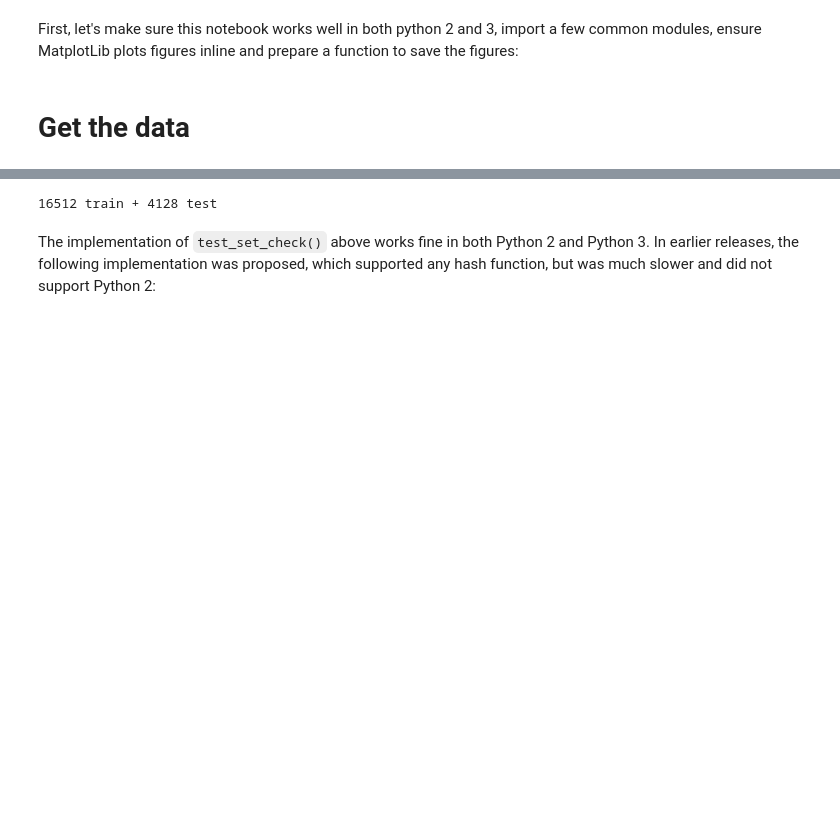
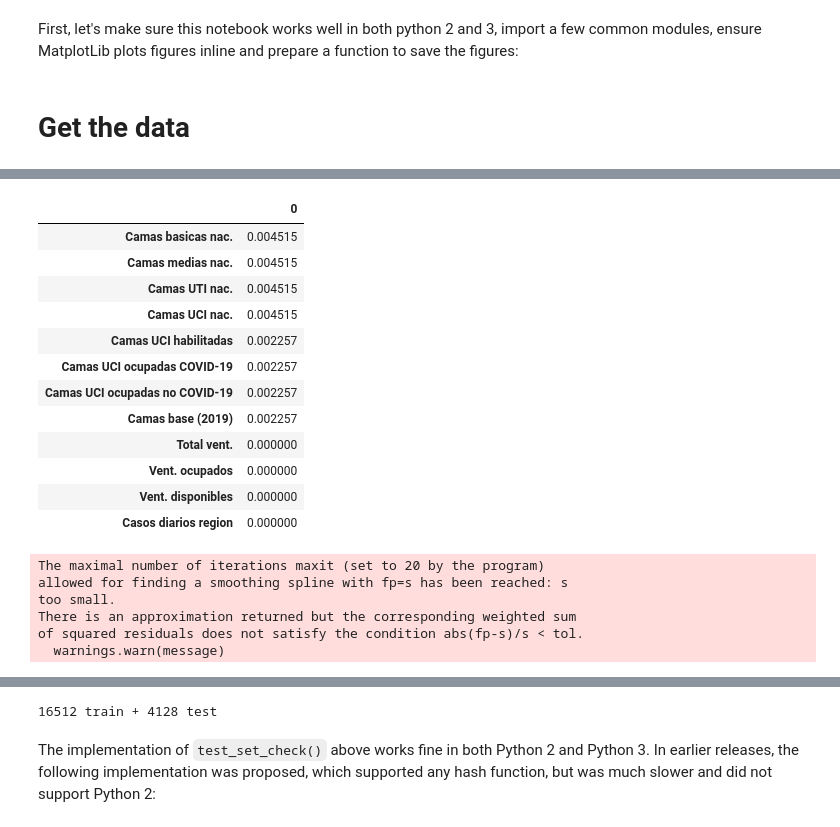
Before and after one commit to ncarf/prediction-uci, a Jupyter notebook: Prediction_UCI.ipynb, the cells around one changed output, grey strips where cells are left out. Saved outputs shown, nothing was run; the diff lists cells and outputs as text; code cells hidden in the pictures; blank space fills up the shorter version.

Commit message:
interpolacion

```diff
--- a/Prediction_UCI.ipynb
+++ b/Prediction_UCI.ipynb
@@ -200,0 +215,71 @@ etc...
+# %%
+inputable = nan_proportions.loc[nan_proportions[0] <= 0.15]
+inputable
+# %% [output]
+|  | 0 |
+| Camas basicas nac. | 0.004515 |
+| Camas medias nac. | 0.004515 |
+| Camas UTI nac. | 0.004515 |
+| Camas UCI nac. | 0.004515 |
+| Camas UCI habilitadas | 0.002257 |
+| Camas UCI ocupadas COVID-19 | 0.002257 |
+| Camas UCI ocupadas no COVID-19 | 0.002257 |
+| Camas base (2019) | 0.002257 |
+| Total vent. | 0.000000 |
+| Vent. ocupados | 0.000000 |
+| Vent. disponibles | 0.000000 |
+| Casos diarios region | 0.000000 |
+# %%
+#data = data.assign(Hipertensión_arterial_interp=data["Hipertensión arterial"].interpolate(method='spline', order=3, inplace=True))
+
+#Columnas con <15% casos faltantes
+data["Camas basicas nac."].interpolate(method='spline', order=3, inplace=True)
+data["Camas medias nac."].interpolate(method='spline', order=3, inplace=True)
+data["Camas UTI nac."].interpolate(method='spline', order=3, inplace=True)
+data["Camas UCI nac."].interpolate(method='spline', order=3, inplace=True)
+data["Camas UCI habilitadas"].interpolate(method='spline', order=3, inplace=True)
+data["Camas UCI ocupadas COVID-19"].interpolate(method='spline', order=3, inplace=True)
+data["Camas UCI ocupadas no COVID-19"].interpolate(method='spline', order=3, inplace=True)
+data["Camas base (2019)"].interpolate(method='spline', order=3, inplace=True)
+
+#Columnas con >15% casos faltantes
+data["Pac. criticos nacional"].interpolate(method='spline', order=3, inplace=True)
+data["Hipertensión arterial"].interpolate(method='spline', order=3, inplace=True)
+data["Diabetes"].interpolate(method='spline', order=3, inplace=True)
+data["Obesidad"].interpolate(method='spline', order=3, inplace=True)
+data["Asma"].interpolate(method='spline', order=3, inplace=True)
+data["Enfermedad cardiovascular"].interpolate(method='spline', order=3, inplace=True)
+data["Enfermedad pulmonar crónica"].interpolate(method='spline', order=3, inplace=True)
+data["Cardiopatía crónica"].interpolate(method='spline', order=3, inplace=True)
+data["Enfermedad renal crónica"].interpolate(method='spline', order=3, inplace=True)
+data["Enfermedad neurológica crónica"].interpolate(method='spline', order=3, inplace=True)
+data["Inmunocomprometido"].interpolate(method='spline', order=3, inplace=True)
+data["Enfermedad hepática crónica"].interpolate(method='spline', order=3, inplace=True)
+data["Defunciones nacional"].interpolate(method='spline', order=3, inplace=True)
+data["Casos activos region"].interpolate(method='spline', order=3, inplace=True)
+
+#data["Pac. criticos nacional"].interpolate(method='time', inplace=True)
+#data["Hipertensión arterial"].interpolate(method='time', inplace=True)
+#data["Diabetes"].interpolate(method='time', inplace=True)
+#data["Obesidad"].interpolate(method='time', inplace=True)
+#data["Asma"].interpolate(method='time', inplace=True)
+#data["Enfermedad cardiovascular"].interpolate(method='time', inplace=True)
+#data["Enfermedad pulmonar crónica"].interpolate(method='time', inplace=True)
+#data["Cardiopatía crónica"].interpolate(method='time', inplace=True)
+#data["Enfermedad renal crónica"].interpolate(method='time', inplace=True)
+#data["Enfermedad neurológica crónica"].interpolate(method='time', inplace=True)
+#data["Inmunocomprometido"].interpolate(method='time', inplace=True)
+#data["Enfermedad hepática crónica"].interpolate(method='time', inplace=True)
+#data["Defunciones nacional"].interpolate(method='time', inplace=True)
+#data["Casos activos region"].interpolate(method='time', inplace=True)
+
+#for col in list(inputable.index):
+#    print(col)
+#    data = inputData(col, data)
+# %% [output]
+The maximal number of iterations maxit (set to 20 by the program)
+allowed for finding a smoothing spline with fp=s has been reached: s
+too small.
+There is an approximation returned but the corresponding weighted sum
+of squared residuals does not satisfy the condition abs(fp-s)/s < tol.
+  warnings.warn(message)
```
Also changed, not shown: parts of 14 cells of this notebook.
